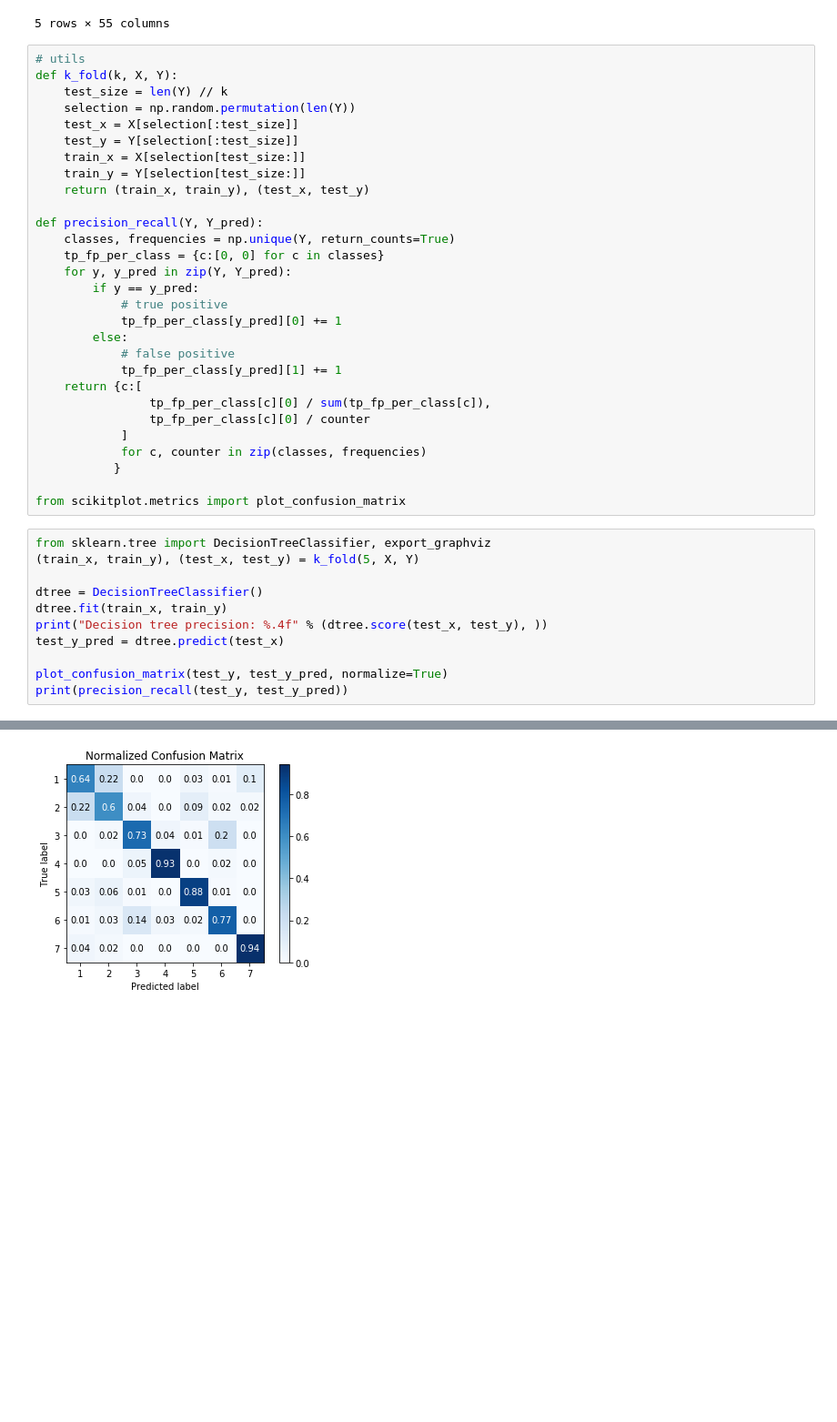
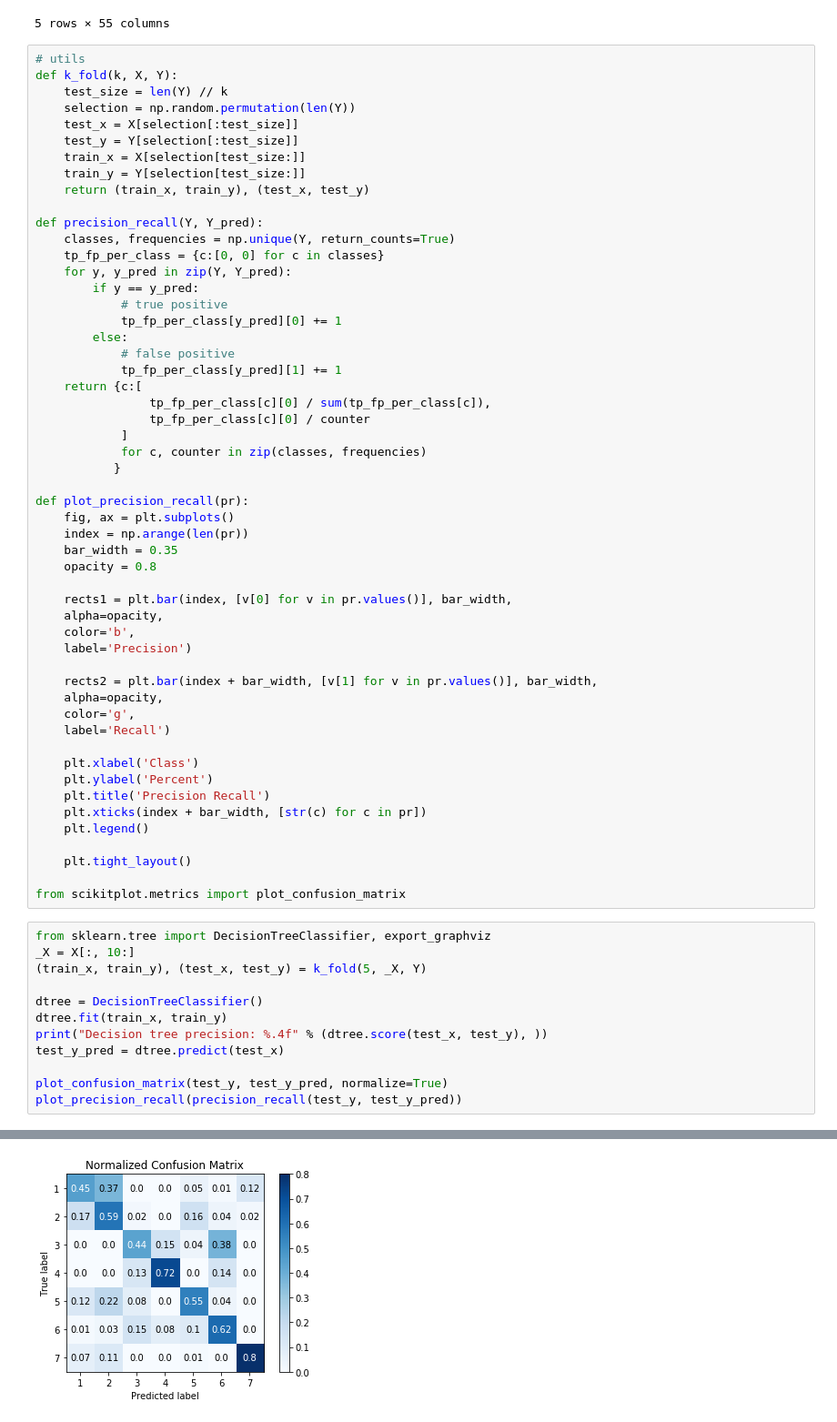
Before and after one commit to Djok216/DataMiningLaboratory, a Jupyter notebook: lab9/classifiers.ipynb, the cells around one changed output, grey strips where cells are left out. Shown at 91% size. Saved outputs shown, nothing was run; the diff lists cells and outputs as text; blank space fills up the shorter version.

```diff
--- a/lab9/classifiers.ipynb
+++ b/lab9/classifiers.ipynb
@@ -51,10 +51,35 @@ def precision_recall(Y, Y_pred):
             for c, counter in zip(classes, frequencies)
            }
 
+def plot_precision_recall(pr):
+    fig, ax = plt.subplots()
+    index = np.arange(len(pr))
+    bar_width = 0.35
+    opacity = 0.8
+
+    rects1 = plt.bar(index, [v[0] for v in pr.values()], bar_width,
+    alpha=opacity,
+    color='b',
+    label='Precision')
+
+    rects2 = plt.bar(index + bar_width, [v[1] for v in pr.values()], bar_width,
+    alpha=opacity,
+    color='g',
+    label='Recall')
+
+    plt.xlabel('Class')
+    plt.ylabel('Percent')
+    plt.title('Precision Recall')
+    plt.xticks(index + bar_width, [str(c) for c in pr])
+    plt.legend()
+
+    plt.tight_layout()
+
 from scikitplot.metrics import plot_confusion_matrix
 # %%
 from sklearn.tree import DecisionTreeClassifier, export_graphviz
-(train_x, train_y), (test_x, test_y) = k_fold(5, X, Y)
+_X = X[:, 10:]
+(train_x, train_y), (test_x, test_y) = k_fold(5, _X, Y)
 
 dtree = DecisionTreeClassifier()
 dtree.fit(train_x, train_y)
@@ -62,5 +87,5 @@ print("Decision tree precision: %.4f" % (dtree.score(test_x, test_y), ))
 test_y_pred = dtree.predict(test_x)
 
 plot_confusion_matrix(test_y, test_y_pred, normalize=True)
-print(precision_recall(test_y, test_y_pred))
+plot_precision_recall(precision_recall(test_y, test_y_pred))
 # %% [output]
@@ -69 +93 @@ Decision tree precision: 0.7857
-[figure, old version]
+[figure, new version]
```
Also changed, not shown: parts of 5 cells of this notebook.
